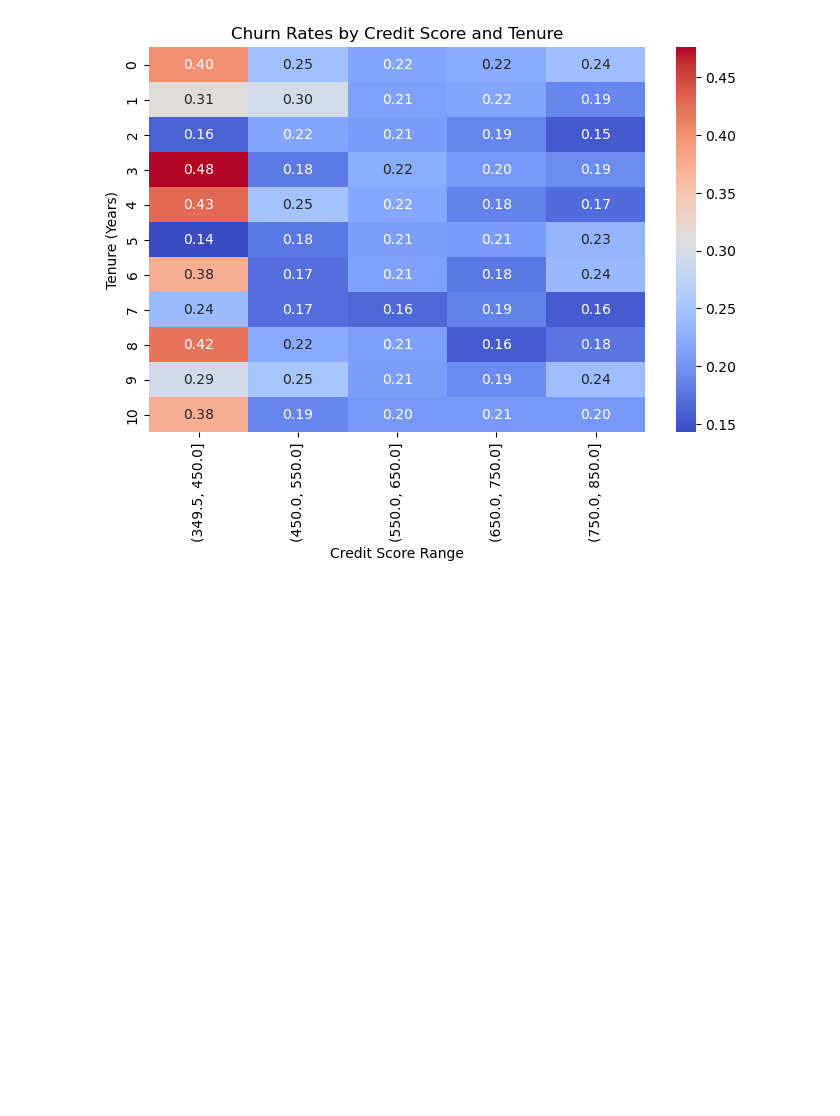
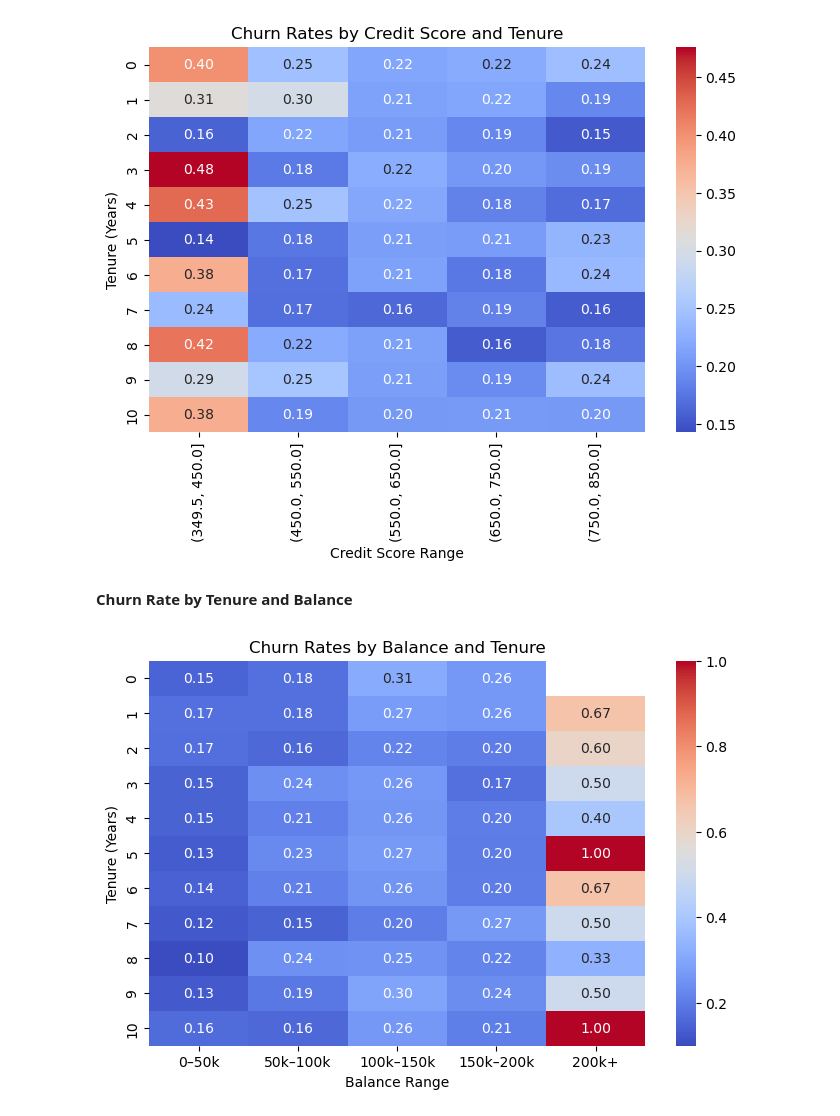
Before and after one commit to ejarazi2004/customer-churn-prediction, a Jupyter notebook: notebooks/01_exploratory_data_analysis.ipynb, the cells around one changed output. Saved outputs shown, nothing was run; the diff lists cells and outputs as text; code cells hidden in the pictures; blank space fills up the shorter version.

```diff
--- a/notebooks/01_exploratory_data_analysis.ipynb
+++ b/notebooks/01_exploratory_data_analysis.ipynb
@@ -340,3 +340,5 @@ plt.title("Churn Rates by Credit Score and Tenure")
 plt.show()
 # %% [output]
 [figure]
+# %% [markdown]
+**Churn Rate by Tenure and Balance**
@@ -342,0 +347,15 @@ plt.show()
+# %%
+bins = [0, 50000, 100000, 150000, 200000, df['balance'].max()]
+labels = ['0–50k', '50k–100k', '100k–150k', '150k–200k', '200k+']
+balance_bins = pd.cut(df['balance'], bins=bins, labels=labels, include_lowest=True)
+pivot_table = df.pivot_table(values='churn', index='tenure', columns=balance_bins, aggfunc=np.mean)
+
+plt.figure(figsize=(8,5))
+sns.heatmap(pivot_table, cmap="coolwarm", annot=True, fmt=".2f")
+plt.xlabel("Balance Range")
+plt.ylabel("Tenure (Years)")
+plt.title("Churn Rates by Balance and Tenure")
+save_fig("eda-cat-churn-balance-tenure")
+plt.show()
+# %% [output]
+[figure, added]
```
Also changed, not shown: parts of 9 cells of this notebook.
